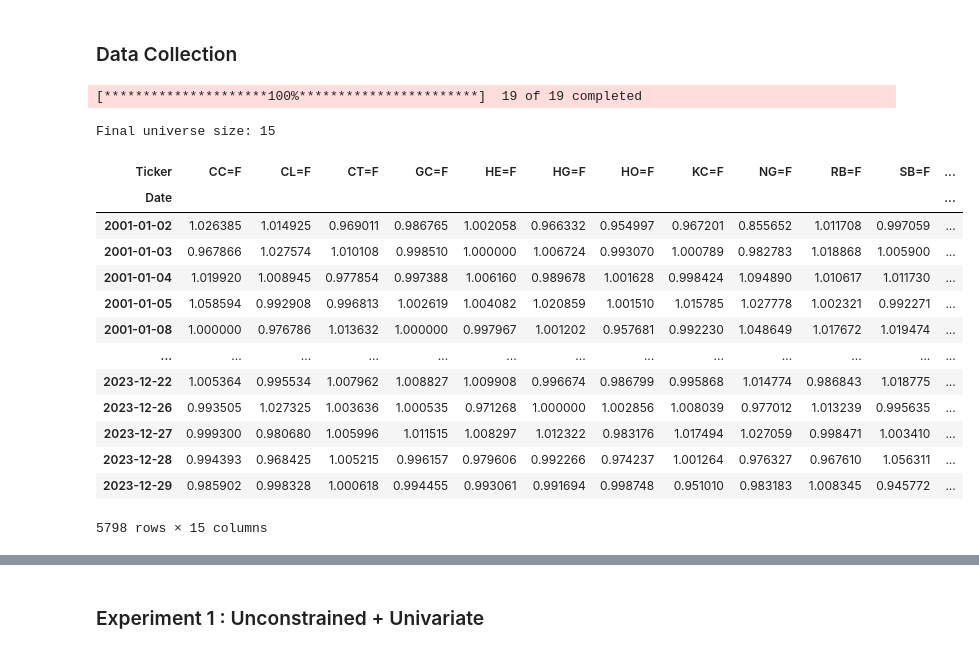
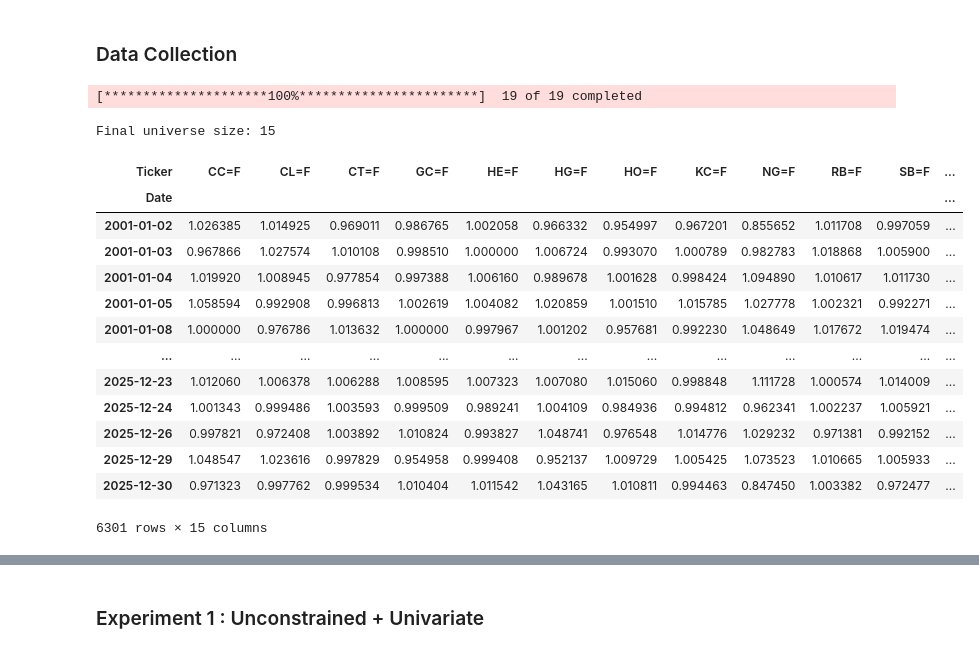
Before and after one commit to taekyounglee1224/cvxpy-portfolio-lab, a Jupyter notebook: IP-MVO/main.ipynb, the cells around one changed output, grey strips where cells are left out. Drawn from its saved outputs; the diff is of its cells as text; code cells hidden in the pictures.

```diff
--- a/IP-MVO/main.ipynb
+++ b/IP-MVO/main.ipynb
@@ -22,41 +22,41 @@ symbols = [
     "ZC=F","ZS=F","ZW=F",
     "KC=F","SB=F","CT=F","CC=F","OJ=F",
     "LE=F","HE=F"
 ]
 
-start_date = "1999-12-01"
-end_date   = "2023-12-31"
+start_date = "1999-11-18"
+end_date   = "2025-12-31"
 
 
 data = yf.download(symbols, start=start_date, end=end_date)
 price_df = data["Close"]
 
 price_df = price_df.dropna(axis=1, thresh=int(0.95 * len(price_df)))
 price_df = price_df.ffill()
 price_df = price_df.dropna()
 
 print("Final universe size:", price_df.shape[1])
 ret_df = price_df / price_df.shift(1).dropna()
 
 ret_df = ret_df[10:]
 ret_df
 # %% [output]
 [*********************100%***********************]  19 of 19 completed
 Final universe size: 15
 | Ticker | CC=F | CL=F | CT=F | GC=F | HE=F | HG=F | HO=F | KC=F | NG=F | RB=F | SB=F | ... |
 | Date |  |  |  |  |  |  |  |  |  |  |  | ... |
 | 2001-01-02 | 1.026385 | 1.014925 | 0.969011 | 0.986765 | 1.002058 | 0.966332 | 0.954997 | 0.967201 | 0.855652 | 1.011708 | 0.997059 | ... |
 | 2001-01-03 | 0.967866 | 1.027574 | 1.010108 | 0.998510 | 1.000000 | 1.006724 | 0.993070 | 1.000789 | 0.982783 | 1.018868 | 1.005900 | ... |
 | 2001-01-04 | 1.019920 | 1.008945 | 0.977854 | 0.997388 | 1.006160 | 0.989678 | 1.001628 | 0.998424 | 1.094890 | 1.010617 | 1.011730 | ... |
 | 2001-01-05 | 1.058594 | 0.992908 | 0.996813 | 1.002619 | 1.004082 | 1.020859 | 1.001510 | 1.015785 | 1.027778 | 1.002321 | 0.992271 | ... |
 | 2001-01-08 | 1.000000 | 0.976786 | 1.013632 | 1.000000 | 0.997967 | 1.001202 | 0.957681 | 0.992230 | 1.048649 | 1.017672 | 1.019474 | ... |
 | ... | ... | ... | ... | ... | ... | ... | ... | ... | ... | ... | ... | ... |
-| 2023-12-22 | 1.005364 | 0.995534 | 1.007962 | 1.008827 | 1.009908 | 0.996674 | 0.986799 | 0.995868 | 1.014774 | 0.986843 | 1.018775 | ... |
-| 2023-12-26 | 0.993505 | 1.027325 | 1.003636 | 1.000535 | 0.971268 | 1.000000 | 1.002856 | 1.008039 | 0.977012 | 1.013239 | 0.995635 | ... |
-| 2023-12-27 | 0.999300 | 0.980680 | 1.005996 | 1.011515 | 1.008297 | 1.012322 | 0.983176 | 1.017494 | 1.027059 | 0.998471 | 1.003410 | ... |
-| 2023-12-28 | 0.994393 | 0.968425 | 1.005215 | 0.996157 | 0.979606 | 0.992266 | 0.974237 | 1.001264 | 0.976327 | 0.967610 | 1.056311 | ... |
-| 2023-12-29 | 0.985902 | 0.998328 | 1.000618 | 0.994455 | 0.993061 | 0.991694 | 0.998748 | 0.951010 | 0.983183 | 1.008345 | 0.945772 | ... |
+| 2025-12-23 | 1.012060 | 1.006378 | 1.006288 | 1.008595 | 1.007323 | 1.007080 | 1.015060 | 0.998848 | 1.111728 | 1.000574 | 1.014009 | ... |
+| 2025-12-24 | 1.001343 | 0.999486 | 1.003593 | 0.999509 | 0.989241 | 1.004109 | 0.984936 | 0.994812 | 0.962341 | 1.002237 | 1.005921 | ... |
+| 2025-12-26 | 0.997821 | 0.972408 | 1.003892 | 1.010824 | 0.993827 | 1.048741 | 0.976548 | 1.014776 | 1.029232 | 0.971381 | 0.992152 | ... |
+| 2025-12-29 | 1.048547 | 1.023616 | 0.997829 | 0.954958 | 0.999408 | 0.952137 | 1.009729 | 1.005425 | 1.073523 | 1.010665 | 1.005933 | ... |
+| 2025-12-30 | 0.971323 | 0.997762 | 0.999534 | 1.010404 | 1.011542 | 1.043165 | 1.010811 | 0.994463 | 0.847450 | 1.003382 | 0.972477 | ... |
-5798 rows × 15 columns
+6301 rows × 15 columns
 # %%
 TRADING_DAYS = 252
 WINDOW_TREND = 252
```
Also changed, not shown: parts of 8 cells of this notebook.
